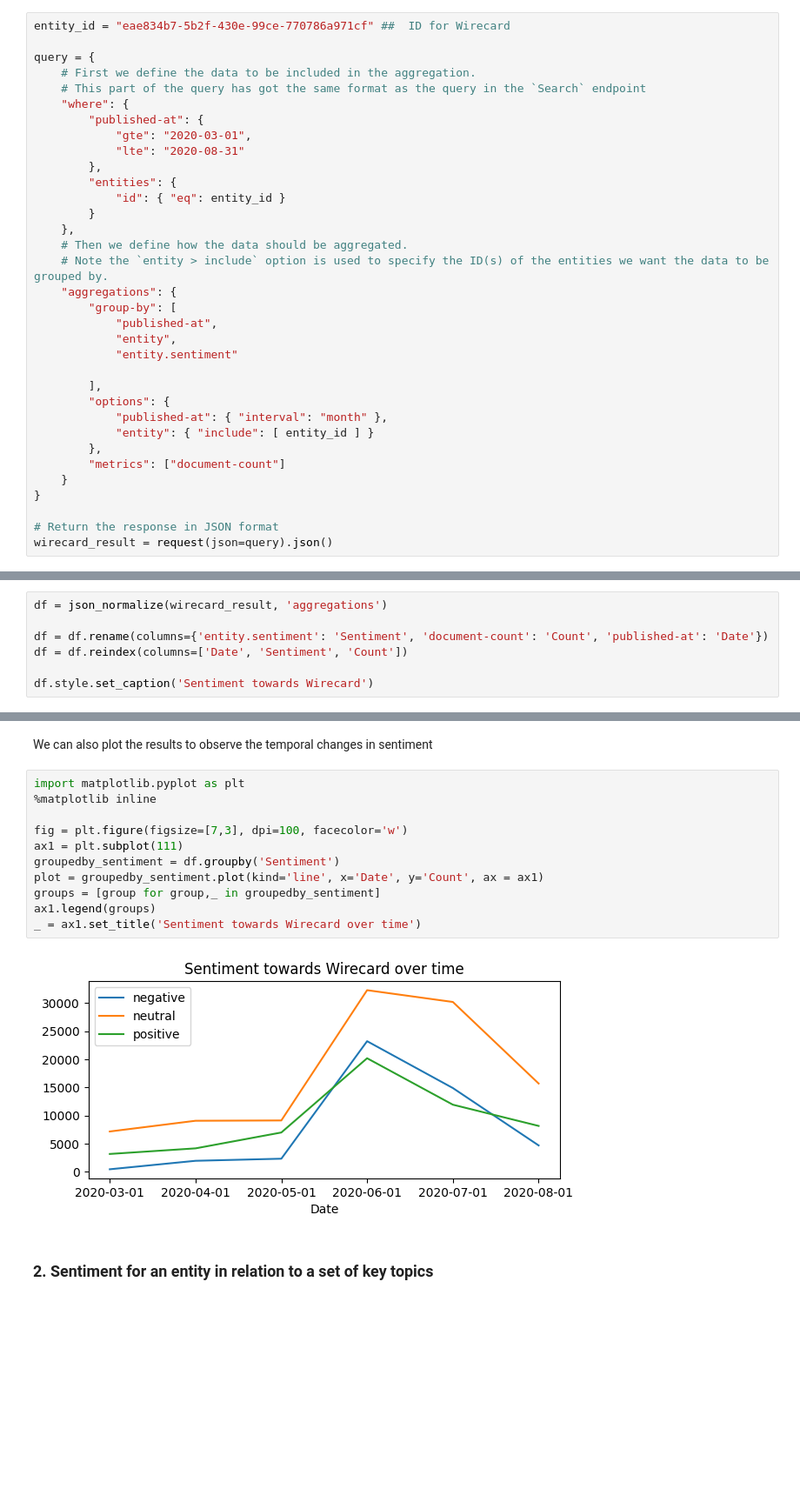
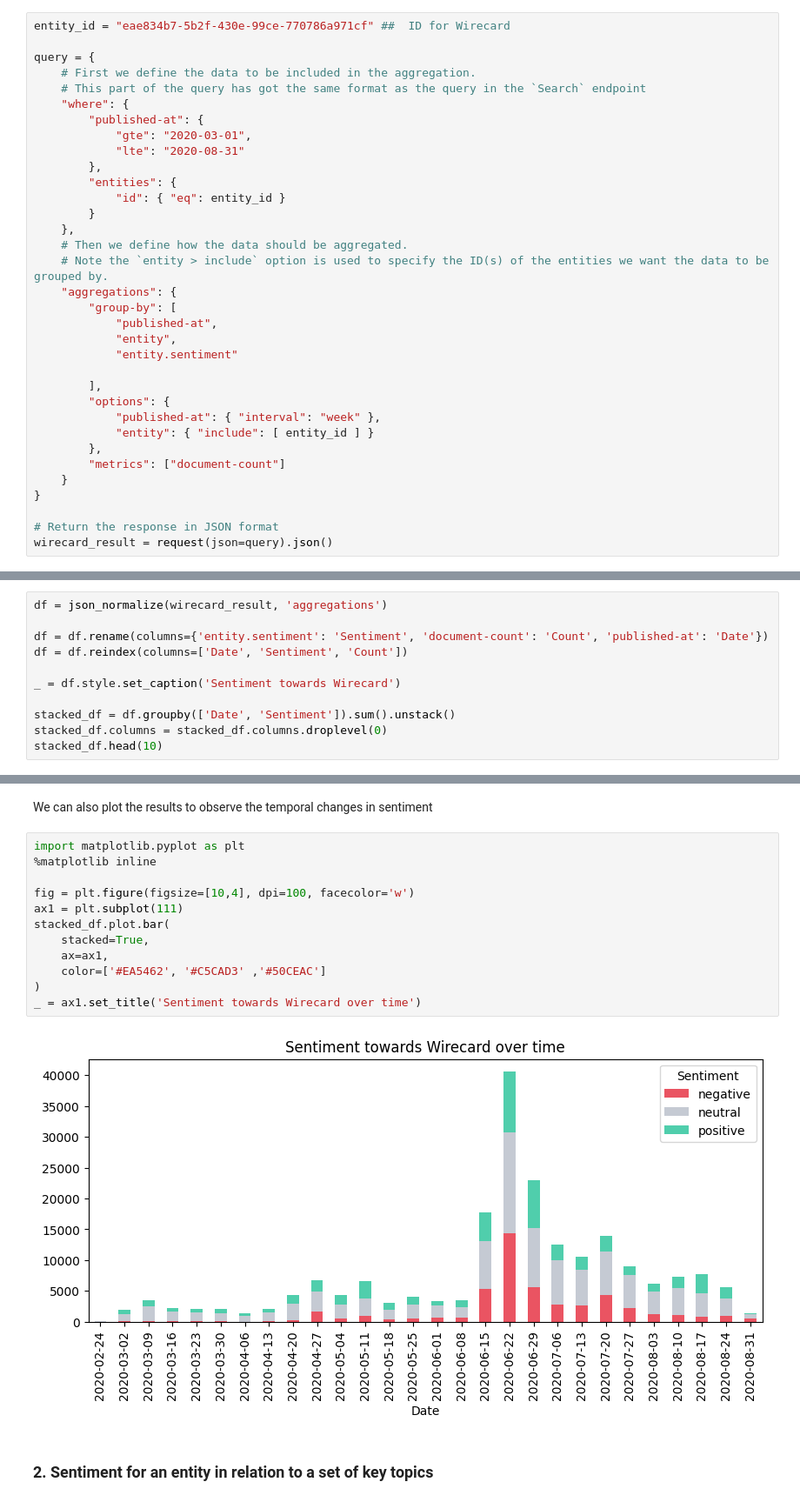
Before and after one commit to signal-ai/signal-api-tools, a Jupyter notebook: notebooks/trends_tutorial.ipynb, the cells around one changed output, grey strips where cells are left out. Shown at 87% size. Drawn from its saved outputs; the diff is of its cells as text; blank space fills up the shorter version.

Commit message:
updatae trends notebook with bar visualisation for sentiment over time

```diff
--- a/notebooks/trends_tutorial.ipynb
+++ b/notebooks/trends_tutorial.ipynb
@@ -110,7 +110,7 @@ query = {
 
         ],
         "options": {
-            "published-at": { "interval": "month" },
+            "published-at": { "interval": "week" },
             "entity": { "include": [ entity_id ] }
         },
         "metrics": ["document-count"]
@@ -134,5 +134,9 @@ df = json_normalize(wirecard_result, 'aggregations')
 df = df.rename(columns={'entity.sentiment': 'Sentiment', 'document-count': 'Count', 'published-at': 'Date'})
 df = df.reindex(columns=['Date', 'Sentiment', 'Count'])
 
-df.style.set_caption('Sentiment towards Wirecard')
+_ = df.style.set_caption('Sentiment towards Wirecard')
+
+stacked_df = df.groupby(['Date', 'Sentiment']).sum().unstack()
+stacked_df.columns = stacked_df.columns.droplevel(0)
+stacked_df.head(10)
 # %% [output]
@@ -159,16 +157,17 @@ We can also plot the results to observe the temporal changes in sentiment
 # %%
 import matplotlib.pyplot as plt
 %matplotlib inline
 
-fig = plt.figure(figsize=[7,3], dpi=100, facecolor='w')
+fig = plt.figure(figsize=[10,4], dpi=100, facecolor='w')
 ax1 = plt.subplot(111)
-groupedby_sentiment = df.groupby('Sentiment')
-plot = groupedby_sentiment.plot(kind='line', x='Date', y='Count', ax = ax1)
-groups = [group for group,_ in groupedby_sentiment]
-ax1.legend(groups)
+stacked_df.plot.bar(
+    stacked=True,
+    ax=ax1,
+    color=['#EA5462', '#C5CAD3' ,'#50CEAC']
+)
 _ = ax1.set_title('Sentiment towards Wirecard over time')
 # %% [output]
-[figure, old version]
+[figure, new version]
 # %% [markdown]
 ### 2. Sentiment for an entity in relation to a set of key topics
 # %% [markdown]
```
Also changed, not shown: parts of 8 cells of this notebook.
